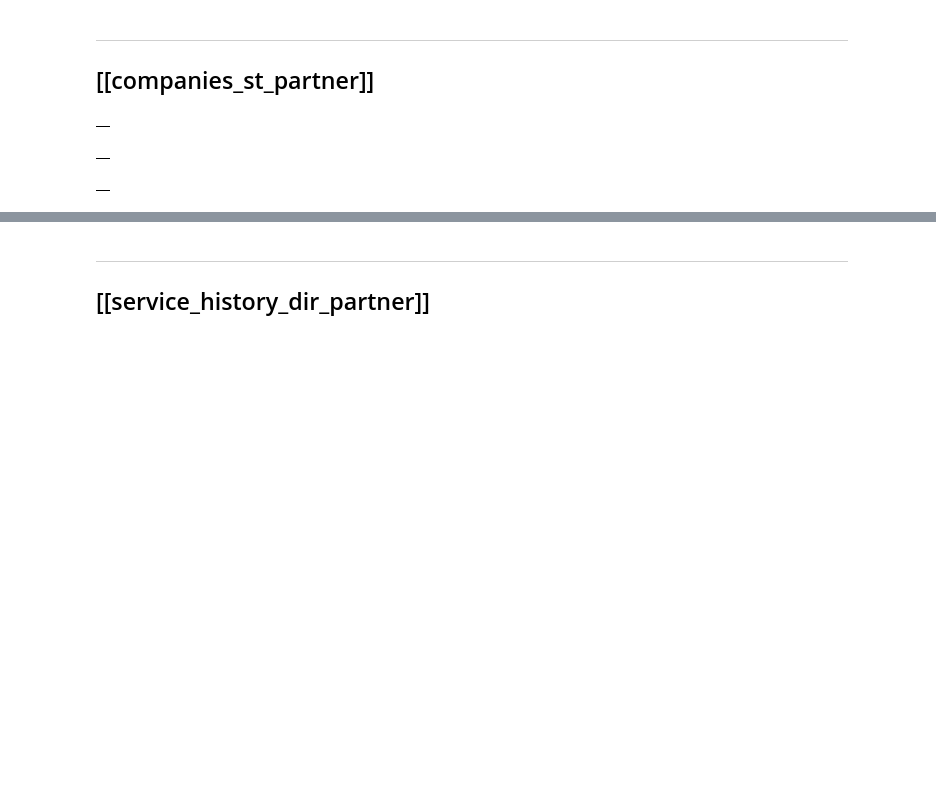
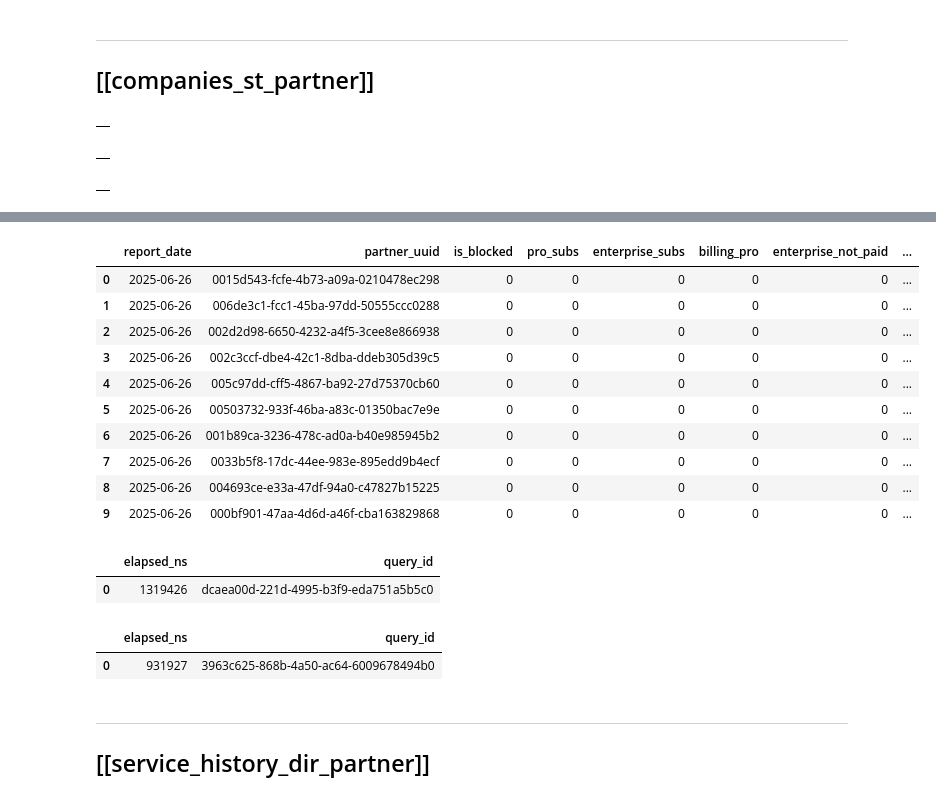
Before and after one commit to sputnik-systems/analytics, a Jupyter notebook: Clickhouse/adding_tables.ipynb, the cells around one changed output, grey strips where cells are left out. Drawn from its saved outputs; the diff is of its cells as text; code cells hidden in the pictures; blank space fills up the shorter version.

Commit message:
added nuw tables

```diff
--- a/Clickhouse/adding_tables.ipynb
+++ b/Clickhouse/adding_tables.ipynb
@@ -8,9 +8,12 @@ import pytz
 import pandas as pd
 from dateutil.relativedelta import relativedelta
 from dotenv import load_dotenv
-# import clickhouse_client
+
+import sys
+sys.path.append('/home/boris/Documents/Work/analytics/Clickhouse')
 from clickhouse_client import ClickHouse_client
 ch = ClickHouse_client()
+pd.set_option('display.max_rows', 1000)
 # %% [markdown]
 ___
 ## Drop the Table
@@ -1578,0 +1426,39 @@ ch.query_run(query_text)
+# %%
+query_text = """--sql
+SELECT
+    *
+FROM db1.companies_st_partner_ch
+ORDER BY report_date DESC
+limit 10
+"""
+ch.query_run(query_text)
+# %% [output]
+|  | report_date | partner_uuid | is_blocked | pro_subs | enterprise_subs | billing_pro | enterprise_not_paid | ... |
+| 0 | 2025-06-26 | 0015d543-fcfe-4b73-a09a-0210478ec298 | 0 | 0 | 0 | 0 | 0 | ... |
+| 1 | 2025-06-26 | 006de3c1-fcc1-45ba-97dd-50555ccc0288 | 0 | 0 | 0 | 0 | 0 | ... |
+| 2 | 2025-06-26 | 002d2d98-6650-4232-a4f5-3cee8e866938 | 0 | 0 | 0 | 0 | 0 | ... |
+| 3 | 2025-06-26 | 002c3ccf-dbe4-42c1-8dba-ddeb305d39c5 | 0 | 0 | 0 | 0 | 0 | ... |
+| 4 | 2025-06-26 | 005c97dd-cff5-4867-ba92-27d75370cb60 | 0 | 0 | 0 | 0 | 0 | ... |
+| 5 | 2025-06-26 | 00503732-933f-46ba-a83c-01350bac7e9e | 0 | 0 | 0 | 0 | 0 | ... |
+| 6 | 2025-06-26 | 001b89ca-3236-478c-ad0a-b40e985945b2 | 0 | 0 | 0 | 0 | 0 | ... |
+| 7 | 2025-06-26 | 0033b5f8-17dc-44ee-983e-895edd9b4ecf | 0 | 0 | 0 | 0 | 0 | ... |
+| 8 | 2025-06-26 | 004693ce-e33a-47df-94a0-c47827b15225 | 0 | 0 | 0 | 0 | 0 | ... |
+| 9 | 2025-06-26 | 000bf901-47aa-4d6d-a46f-cba163829868 | 0 | 0 | 0 | 0 | 0 | ... |
+# %%
+query_text = """
+DROP TABLE db1.companies_st_partner
+"""
+
+ch.query_run(query_text)
+# %% [output]
+|  | elapsed_ns | query_id |
+| 0 | 1319426 | dcaea00d-221d-4995-b3f9-eda751a5b5c0 |
+# %%
+query_text = """
+SYSTEM REFRESH VIEW db1.companies_st_partner_mv
+"""
+
+ch.query_run(query_text)
+# %% [output]
+|  | elapsed_ns | query_id |
+| 0 | 931927 | 3963c625-868b-4a50-ac64-6009678494b0 |
```
Also changed, not shown: parts of 159 cells of this notebook, 21 other files.
